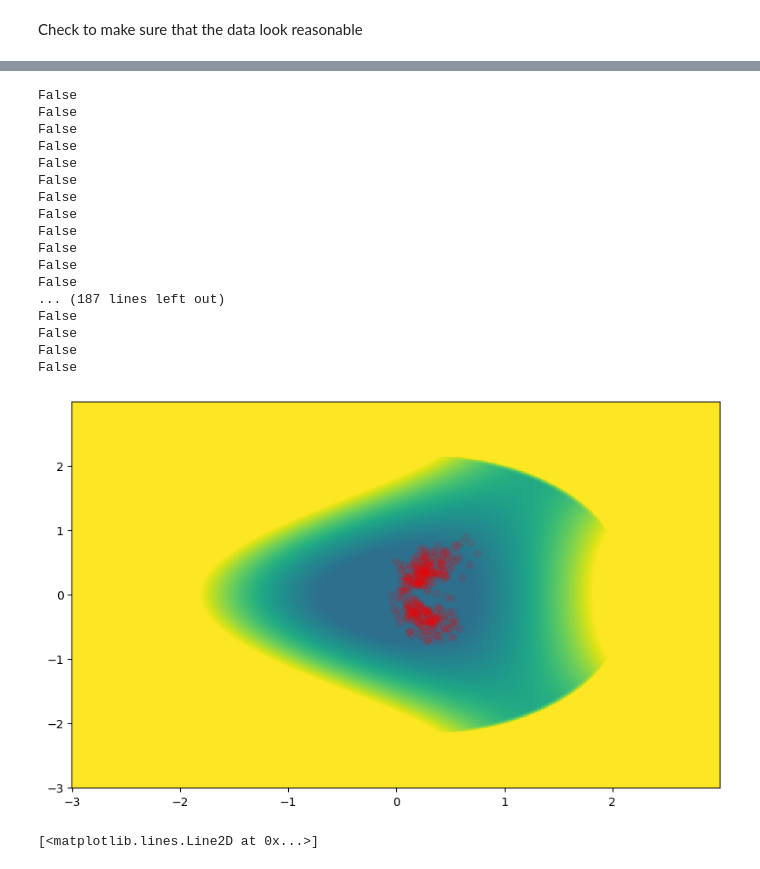
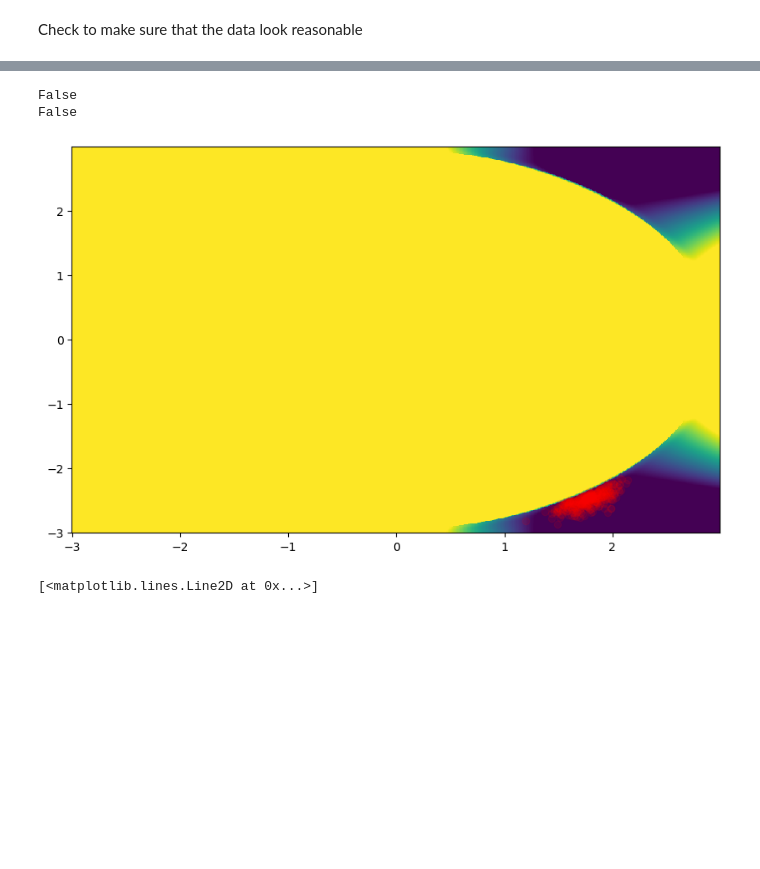
Before and after one commit to jinluchang/Qlattice, a Jupyter notebook: applications/false-vacuum-decay/error_analysis.ipynb, the cells around one changed output, grey strips where cells are left out. Cells and saved outputs as stored; diff of their text form; code cells hidden in the pictures; blank space fills up the shorter version.

```diff
--- a/applications/false-vacuum-decay/error_analysis.ipynb
+++ b/applications/false-vacuum-decay/error_analysis.ipynb
@@ -24,8 +24,8 @@ Nt = 200
 dt = 0.1
 
 alpha = 0.8
-beta = 9.0
-V_FV_min = -5.0
+beta = 4.0
+V_FV_min = 5.0
 barrier_strength = 100.0
 FV_offset = 4.0
 TV_offset = 0.0
@@ -38,7 +38,7 @@ M = "*"
 L = "*"
 t_FV = "*"
 
-version = "14-5"
+version = "14-6"
 date = "*"
 #date = "2025-04-01" #datetime.datetime.now().date()
 
@@ -128,17 +110,17 @@ an = analysis.Analysis(measurements)
 #Ls = [0.0, 0.3, 0.5, 0.51, 0.55, 0.6, 0.7, 0.8, 0.9, 1.0]
 
 an.data.cutoff=10000
-params = {"tTV": 10, "M": 1.0, "L": 0.3, "Nt": Nt, "alpha": alpha, "beta": beta, "FVmin": V_FV_min, "dt": dt, "bar": barrier_strength}
+params = {"tTV": 6, "M": 0.1, "L": 1.0, "Nt": Nt, "alpha": alpha, "beta": beta, "FVmin": V_FV_min, "dt": dt, "bar": barrier_strength}
 
 fig, ax = plt.subplots(3,1,figsize=(10, 12))#, subplot_kw={"projection": "3d"})
 
-an.plot_potential_2d(params, t=0, xmin=-8, xmax=4, ymin=-4, ymax=4, cmap="viridis", vmin=0, vmax=30, ax=ax[0])
+an.plot_potential_2d(params, t=0, xmin=-8, xmax=4, ymin=-4, ymax=4, cmap="viridis", vmin=-10, vmax=100, ax=ax[0])
 an.plot_paths_3d(params, t=0, sampling_freq = 1000, cutoff=10000, ax=ax[0], alpha=0.1)
 
-an.plot_potential_2d(params, t=1, xmin=-8, xmax=4, ymin=-4, ymax=4, cmap="viridis", vmin=0, vmax=30, ax=ax[1])
+an.plot_potential_2d(params, t=1, xmin=-8, xmax=4, ymin=-4, ymax=4, cmap="viridis", vmin=-10, vmax=100, ax=ax[1])
 an.plot_paths_3d(params, t=1, sampling_freq = 1000, cutoff=10000, ax=ax[1], alpha=0.1)
 
-an.plot_potential_2d(params, t=199, xmin=-8, xmax=4, ymin=-4, ymax=4, cmap="viridis", vmin=0, vmax=30, ax=ax[2])
+an.plot_potential_2d(params, t=199, xmin=-8, xmax=4, ymin=-4, ymax=4, cmap="viridis", vmin=-10, vmax=100, ax=ax[2])
 an.plot_paths_3d(params, t=199, sampling_freq = 1000, cutoff=10000, ax=ax[2], alpha=0.1)
 # %% [output]
 False
@@ -148,47 +130,32 @@ False
 # %%
 from matplotlib.animation import FuncAnimation
 
 fig, ax = plt.subplots(figsize=(10, 6))#, subplot_kw={"projection": "3d"})
 
 an.plot_potential_2d(params, t=0, xmin=-3, xmax=3, ymin=-3, ymax=3, cmap="viridis", vmin=-10, vmax=50, ax=ax)
 an.plot_paths_3d(params, t=0, sampling_freq = 100, cutoff=10000, ax=ax, alpha=0.1)
 #ax.view_init(elev=50., azim=0)
 
 def update(t):
     ax.cla()
     an.plot_potential_2d(params, t=t, xmin=-3, xmax=3, ymin=-3, ymax=3, cmap="viridis", vmin=-10, vmax=30, ax=ax)
     an.plot_paths_3d(params, t=t, sampling_freq=100, cutoff=10000, ax=ax, alpha=0.1)
     return ax,
 
 ani = FuncAnimation(
     fig,
     update,
     frames=range(0,200),
     interval=100, # ms between frames
     blit=False # blit=False needed for 3D axes
 )
 
 # To save as a gif or mp4:
-ani.save("animation.gif", writer="pillow", fps=10)
+#ani.save("animation.gif", writer="pillow", fps=10)
 # %% [output]
 False
 False
-False
-False
-False
-False
-False
-False
-False
-False
-False
-False
-... (187 lines left out)
-False
-False
-False
-False
-[figure, old version]
+[figure, new version]
 # %%
 params = {"tTV": 10, "M": 0.0, "L": 0.0, "Nt": Nt, "alpha": alpha, "beta": beta, "FVmin": V_FV_min, "dt": dt, "bar": barrier_strength}
 sf = an.data.get_indices(params)[0]
```
Also changed, not shown: parts of 15 cells of this notebook.
